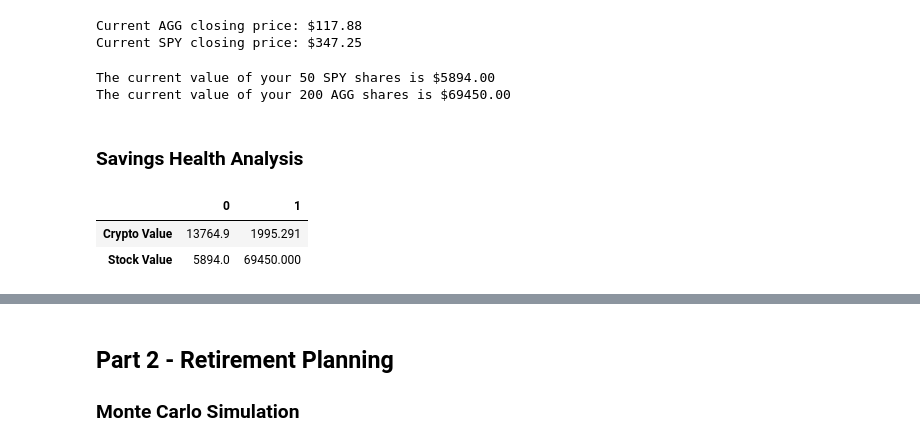
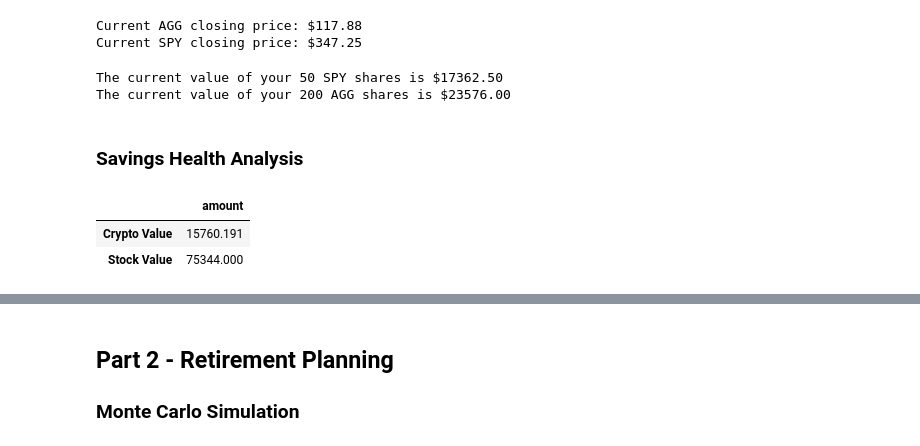
Before and after one commit to drg-developer-2-GWFinTech-Homeworks/homework-4, a Jupyter notebook: financial-planner.ipynb, the cells around one changed output, grey strips where cells are left out. Saved outputs shown, nothing was run; the diff lists cells and outputs as text; code cells hidden in the pictures.

```diff
--- a/financial-planner.ipynb
+++ b/financial-planner.ipynb
@@ -99,35 +99,36 @@ Current AGG closing price: $117.88
 Current SPY closing price: $347.25
 # %%
 # Compute the current value of shares
-my_spy_value = my_spy * agg_close_price
-my_agg_value = my_agg * spy_close_price
+my_spy_value = my_spy * spy_close_price
+my_agg_value = my_agg * agg_close_price
 
 # Print current value of share
 print(f"The current value of your {my_spy} SPY shares is ${my_spy_value:0.2f}")
 print(f"The current value of your {my_agg} AGG shares is ${my_agg_value:0.2f}")
 # %% [output]
-The current value of your 50 SPY shares is $5894.00
-The current value of your 200 AGG shares is $69450.00
+The current value of your 50 SPY shares is $17362.50
+The current value of your 200 AGG shares is $23576.00
 # %% [markdown]
 ### Savings Health Analysis
 # %%
 # Set monthly household income
 monthly_income = 12000
 
 # Create savings DataFrame
 df_savings = pd.DataFrame(
     [
-        [my_btc_value, my_eth_value],
-        [my_spy_value, my_agg_value]
+        [my_btc_value + my_eth_value],
+        [my_spy_value + my_agg_value]
     ],
-    index = ["Crypto Value", "Stock Value"]
+    index = ["Crypto Value", "Stock Value"],
+    columns = ["amount"]
 )
 
 # Display savings DataFrame
 display(df_savings)
 # %% [output]
-|  | 0 | 1 |
-| Crypto Value | 13764.9 | 1995.291 |
-| Stock Value | 5894.0 | 69450.000 |
+|  | amount |
+| Crypto Value | 15760.191 |
+| Stock Value | 75344.000 |
 # %%
 # Plot savings pie chart
```
Also changed, not shown: parts of 29 cells of this notebook.
